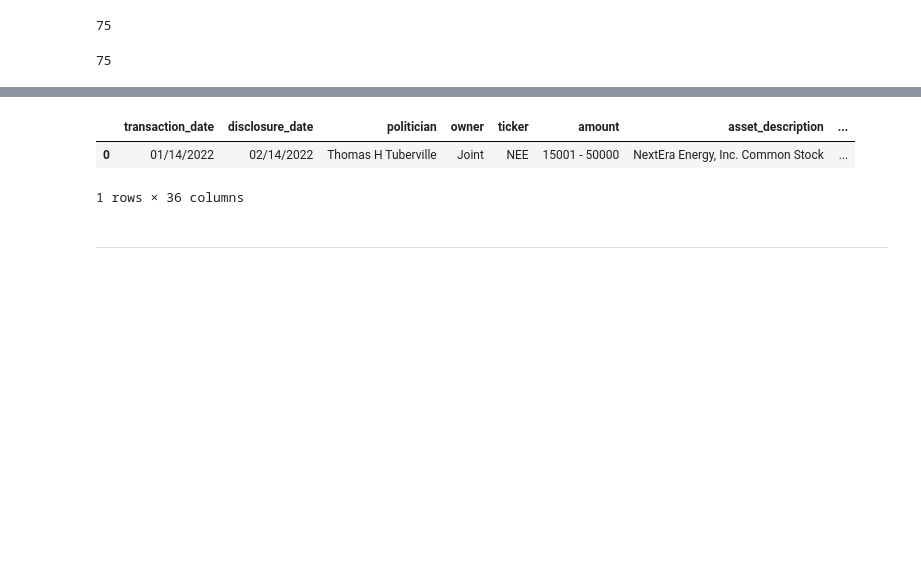
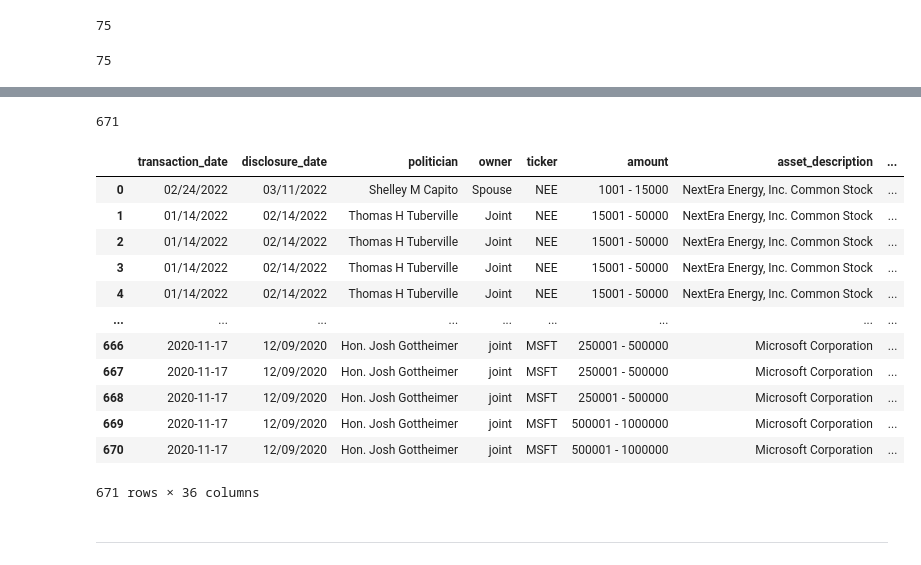
Before and after one commit to semerriam/congress-stock-trades, a Jupyter notebook: analysis/congressional-committees-stock-trades-string-algorithms.ipynb, the cells around one changed output, grey strips where cells are left out. Saved outputs shown, nothing was run; the diff lists cells and outputs as text; code cells hidden in the pictures; blank space fills up the shorter version.

Commit message:
11th Commit

```diff
--- a/analysis/congressional-committees-stock-trades-string-algorithms.ipynb
+++ b/analysis/congressional-committees-stock-trades-string-algorithms.ipynb
@@ -331,0 +336,4 @@ africa global health policy subcommittee deals matters concerning us relations c
+# %%
+# ls_stock_description3 = df_trades.stock_description3.values.tolist()
+ls_trades = df_trades.values.tolist()
+ls_trades[0]
@@ -332,2 +362,4 @@ africa global health policy subcommittee deals matters concerning us relations c
 # %%
 # ls_committee_description3 = df_subcomittees.committee_description3.values.tolist()
+ls_subcomittees = df_subcomittees.values.tolist()
+ls_subcomittees[0]
@@ -354,13 +417,13 @@ from itertools import chain
 ls_rows = []
 
 # iterate through each row (trade) of trades dataframe
-for index, trade in df_trades[0:2].iterrows():
+for index, trade in df_trades[0:500].iterrows():
 #     print(trade)
 #     print(index, trade['stock_description3'])
 #     print('a')
 
     #Iterate through each committee in committee dataframe for each row of trades dataframe
-    for index, committee in df_subcomittees[50:60].iterrows():
+    for index, committee in df_subcomittees.iterrows():
 #         print(index, committee['committee_description3'])
 #         print('b')
 
@@ -377,0 +1518,25 @@ for index, trade in df_trades[0:2].iterrows():
+# %%
+#loop 45
+
+# iterate through each row (trade) of trades dataframe
+for index, trade in df_trades[23001:].iterrows():
+#     print(trade)
+#     print(index, trade['stock_description3'])
+#     print('a')
+
+    #Iterate through each committee in committee dataframe for each row of trades dataframe
+    for index, committee in df_subcomittees.iterrows():
+#         print(index, committee['committee_description3'])
+#         print('b')
+
+      # match ticker description to committee description with ALGORITHM (which one TBD)
+        flt_s_score = similar(trade['stock_description3'], committee['committee_description3'])
+#         print(flt_s_score)
+        if flt_s_score > 20:
+#             print(flt_s_score)
+
+#             # add this trade + commitee description to merged
+            new_row = list(chain(trade, committee))
+#             print(new_row)
+#             print('c')
+            ls_rows.append(new_row)
@@ -483,9 +1664,23 @@ ls_rows2[0:2]
 # %%
 edited = pd.DataFrame(ls_rows2)
 edited.columns =['transaction_date', 'disclosure_date', 'politician', 'owner', 'ticker', 'amount', 'asset_description', 'asset_type', 'transaction_type', 'comment', 'ptr_link', 'location', 'cap_gains', 'amount_low', 'amount_high', 'ticker2', 'name', 'sector', 'industry', 'longbusinesssummary', 'website', 'stock_description','sector_industry', 'stock_description2', 'stock_description3', 'committee', 'committee_fullname', 'committee_description', 'website','committee_description2', 'committee_description3', 'committee', 'name', 'party', 'rank', 'bioguide']
+# %%
+len(edited)
+# %% [output]
+671
 # %%
-edited.head(10)
+edited
 # %% [output]
 |  | transaction_date | disclosure_date | politician | owner | ticker | amount | asset_description | ... |
-| 0 | 01/14/2022 | 02/14/2022 | Thomas H Tuberville | Joint | NEE | 15001 - 50000 | NextEra Energy, Inc. Common Stock | ... |
+| 0 | 02/24/2022 | 03/11/2022 | Shelley M Capito | Spouse | NEE | 1001 - 15000 | NextEra Energy, Inc. Common Stock | ... |
+| 1 | 01/14/2022 | 02/14/2022 | Thomas H Tuberville | Joint | NEE | 15001 - 50000 | NextEra Energy, Inc. Common Stock | ... |
+| 2 | 01/14/2022 | 02/14/2022 | Thomas H Tuberville | Joint | NEE | 15001 - 50000 | NextEra Energy, Inc. Common Stock | ... |
+| 3 | 01/14/2022 | 02/14/2022 | Thomas H Tuberville | Joint | NEE | 15001 - 50000 | NextEra Energy, Inc. Common Stock | ... |
+| 4 | 01/14/2022 | 02/14/2022 | Thomas H Tuberville | Joint | NEE | 15001 - 50000 | NextEra Energy, Inc. Common Stock | ... |
+| ... | ... | ... | ... | ... | ... | ... | ... | ... |
+| 666 | 2020-11-17 | 12/09/2020 | Hon. Josh Gottheimer | joint | MSFT | 250001 - 500000 | Microsoft Corporation | ... |
+| 667 | 2020-11-17 | 12/09/2020 | Hon. Josh Gottheimer | joint | MSFT | 250001 - 500000 | Microsoft Corporation | ... |
+| 668 | 2020-11-17 | 12/09/2020 | Hon. Josh Gottheimer | joint | MSFT | 250001 - 500000 | Microsoft Corporation | ... |
+| 669 | 2020-11-17 | 12/09/2020 | Hon. Josh Gottheimer | joint | MSFT | 500001 - 1000000 | Microsoft Corporation | ... |
+| 670 | 2020-11-17 | 12/09/2020 | Hon. Josh Gottheimer | joint | MSFT | 500001 - 1000000 | Microsoft Corporation | ... |
-1 rows × 36 columns
+671 rows × 36 columns
```
Also changed, not shown: parts of 66 cells of this notebook.
